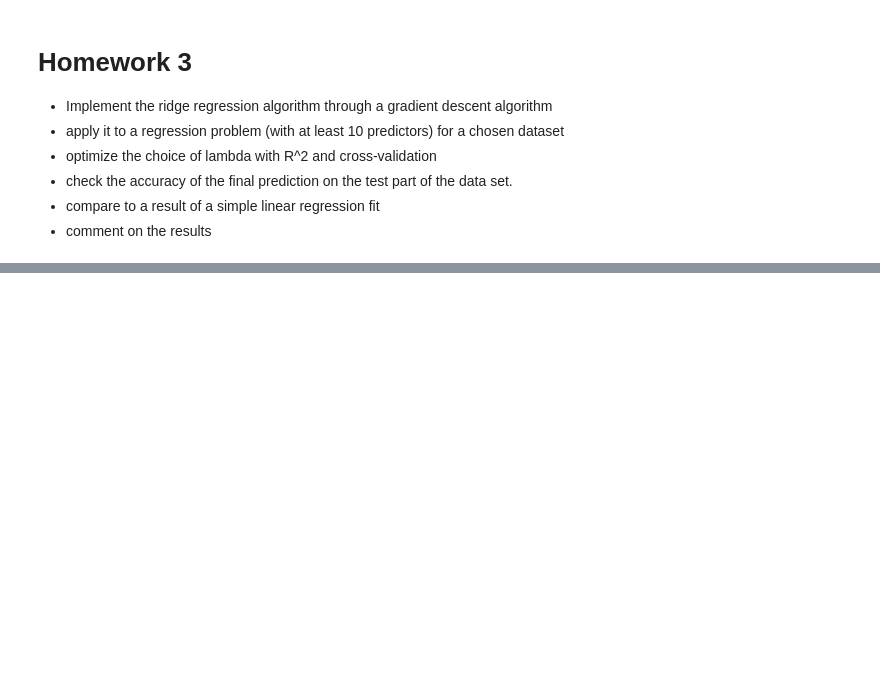
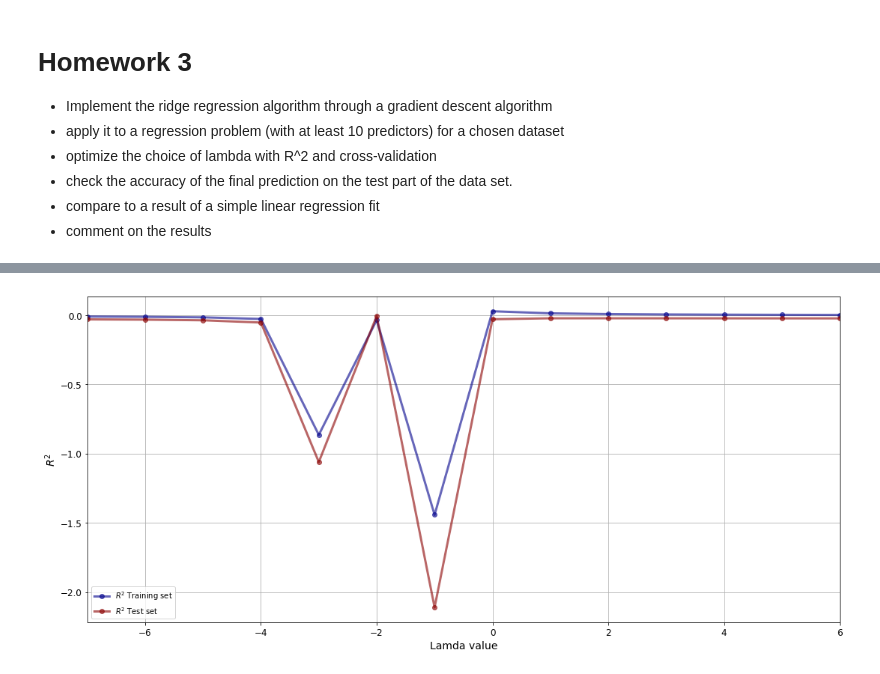
Before and after one commit to krzysn/ML, a Jupyter notebook: ML2018_03.ipynb, the cells around one changed output, grey strips where cells are left out. Saved outputs shown, nothing was run; the diff lists cells and outputs as text; code cells hidden in the pictures; blank space fills up the shorter version.

```diff
--- a/ML2018_03.ipynb
+++ b/ML2018_03.ipynb
@@ -340,7 +340,7 @@ Predictors with non-zero coefficients: [0, 1, 2, 3, 4, 5, 6, 7, 8, 9]
 Now, we will look at a different data set:
 # %%
 ## Load data
-data = pd.read_csv('datasets/dataset_2.txt')
+data = pd.read_csv('dataset_2.txt')
 data.head()
 # %% [output]
 |  | horsepower | highway-mpg | symboling | normalized-losses | make | fuel-type | aspiration | num-of-doors | ... |
@@ -810,0 +904,16 @@ with plt.style.context('seaborn-whitegrid'):
+# %%
+def ridge(x,y,l):
+    m_x=np.matrix(x)
+    m_y=np.matrix(y).T
+    points= m_x.shape[0]
+    dimension= m_x.shape[1]
+    #print("matrix X:\n",m_x)
+    #print("matrix Y:\n",m_y)
+    #print("no. of pints: ", points,"\nno. of dimensions: ",dimension)
+    m_u=np.identity(dimension)*l
+    #print("unity matrix:\n",m_u)
+    m_rev=np.linalg.inv(m_x.T*m_x+m_u)
+    #print("invers matrix:\n",m_rev)
+    m_result=m_rev*m_x.T*m_y
+
+    return m_result
@@ -810,0 +1008,29 @@ with plt.style.context('seaborn-whitegrid'):
+# %%
+#print(X_train)
+#print(Y_train)
+res_train=[]
+res_test=[]
+lambdas=[]
+for ll in range (-7,7):
+    b=ridge(X_train,Y_train,ll)
+    #print("For lambda=",ll," \nbeta=\n",b,"\n")
+    #predict(b,X_test[0])
+    #pdb.set_trace()
+    #debug
+    res_test.append(validate(b,X_test,Y_test))
+    res_train.append(validate(b,X_train,Y_train))
+    lambdas.append(ll)
+# %%
+# Plotting
+lambda_min=min(lambdas)
+lambda_max=max(lambdas)
+plt.figure(figsize=(18, 8))
+plt.plot(lambdas,res_train, 'bo-', label=r'$R^2$ Training set', color="darkblue", alpha=0.6, linewidth=3)
+plt.plot(lambdas,res_test, 'bo-', label=r'$R^2$ Test set', color="darkred", alpha=0.6, linewidth=3)
+plt.xlabel('Lamda value'); plt.ylabel(r'$R^2$')
+plt.xlim(lambda_min, lambda_max)
+#plt.title(r'Evaluate 5-fold cv with different lamdas')
+plt.legend(loc='best')
+plt.grid()
+# %% [output]
+[figure, added]
```
Also changed, not shown: parts of 19 cells of this notebook, 5 other files.
